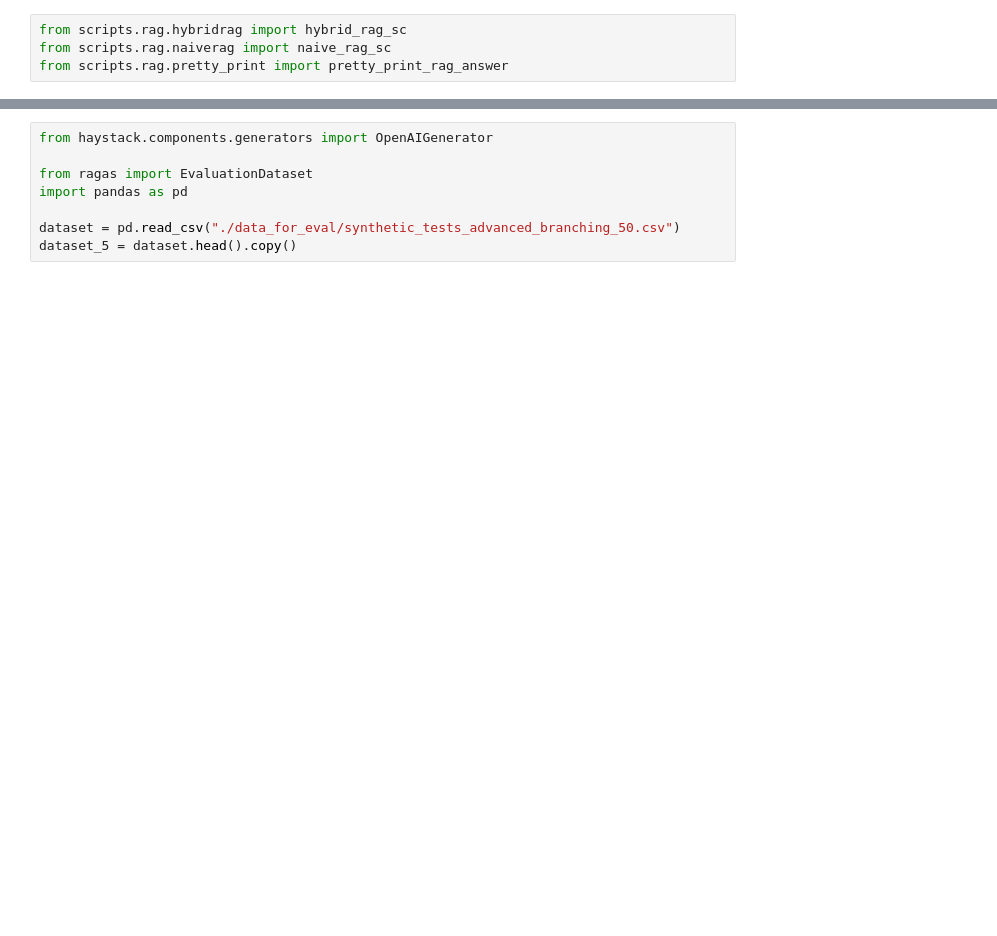
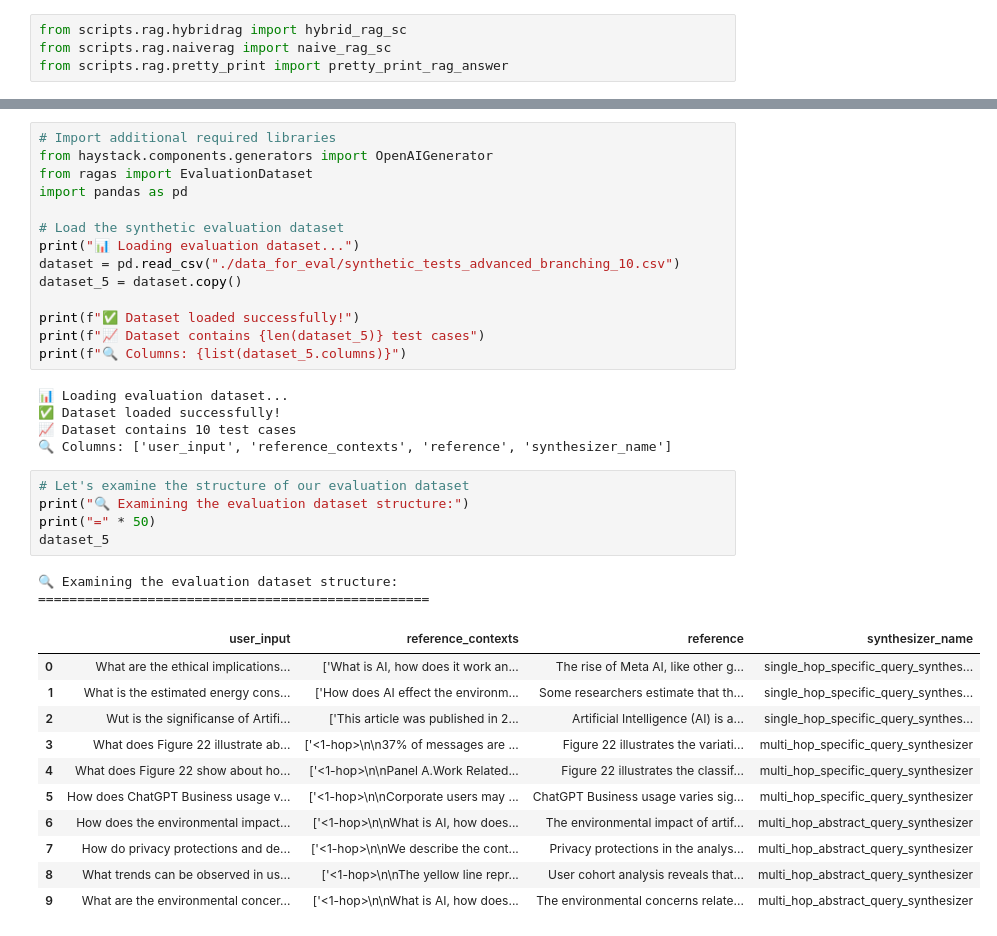
Before and after one commit to PacktPublishing/Building-Natural-Language-Pipelines, a Jupyter notebook: ch6/jupyter-notebooks/rag_evaluation_with_ragas.ipynb, the cells around one changed output, grey strips where cells are left out. Saved outputs shown, nothing was run; the diff lists cells and outputs as text; blank space fills up the shorter version.

```diff
--- a/ch6/jupyter-notebooks/rag_evaluation_with_ragas.ipynb
+++ b/ch6/jupyter-notebooks/rag_evaluation_with_ragas.ipynb
@@ -51,8 +141,38 @@ from ragas import evaluation
 # %%
+# Import additional required libraries
 from haystack.components.generators import OpenAIGenerator
-
 from ragas import EvaluationDataset
 import pandas as pd
 
-dataset = pd.read_csv("./data_for_eval/synthetic_tests_advanced_branching_50.csv")
-dataset_5 = dataset.head().copy()
+# Load the synthetic evaluation dataset
+print("📊 Loading evaluation dataset...")
+dataset = pd.read_csv("./data_for_eval/synthetic_tests_advanced_branching_10.csv")
+dataset_5 = dataset.copy()
+
+print(f"✅ Dataset loaded successfully!")
+print(f"📈 Dataset contains {len(dataset_5)} test cases")
+print(f"🔍 Columns: {list(dataset_5.columns)}")
+# %% [output]
+📊 Loading evaluation dataset...
+✅ Dataset loaded successfully!
+📈 Dataset contains 10 test cases
+🔍 Columns: ['user_input', 'reference_contexts', 'reference', 'synthesizer_name']
+# %%
+# Let's examine the structure of our evaluation dataset
+print("🔍 Examining the evaluation dataset structure:")
+print("=" * 50)
+dataset_5
+# %% [output]
+🔍 Examining the evaluation dataset structure:
+==================================================
+|  | user_input | reference_contexts | reference | synthesizer_name |
+| 0 | What are the ethical implications... | ['What is AI, how does it work an... | The rise of Meta AI, like other g... | single_hop_specific_query_synthes... |
+| 1 | What is the estimated energy cons... | ['How does AI effect the environm... | Some researchers estimate that th... | single_hop_specific_query_synthes... |
+| 2 | Wut is the significanse of Artifi... | ['This article was published in 2... | Artificial Intelligence (AI) is a... | single_hop_specific_query_synthes... |
+| 3 | What does Figure 22 illustrate ab... | ['<1-hop>\n\n37% of messages are ... | Figure 22 illustrates the variati... | multi_hop_specific_query_synthesizer |
+| 4 | What does Figure 22 show about ho... | ['<1-hop>\n\nPanel A.Work Related... | Figure 22 illustrates the classif... | multi_hop_specific_query_synthesizer |
+| 5 | How does ChatGPT Business usage v... | ['<1-hop>\n\nCorporate users may ... | ChatGPT Business usage varies sig... | multi_hop_specific_query_synthesizer |
+| 6 | How does the environmental impact... | ['<1-hop>\n\nWhat is AI, how does... | The environmental impact of artif... | multi_hop_abstract_query_synthesizer |
+| 7 | How do privacy protections and de... | ['<1-hop>\n\nWe describe the cont... | Privacy protections in the analys... | multi_hop_abstract_query_synthesizer |
+| 8 | What trends can be observed in us... | ['<1-hop>\n\nThe yellow line repr... | User cohort analysis reveals that... | multi_hop_abstract_query_synthesizer |
+| 9 | What are the environmental concer... | ['<1-hop>\n\nWhat is AI, how does... | The environmental concerns relate... | multi_hop_abstract_query_synthesizer |
```
Also changed, not shown: parts of 26 cells of this notebook, 5 other files.
